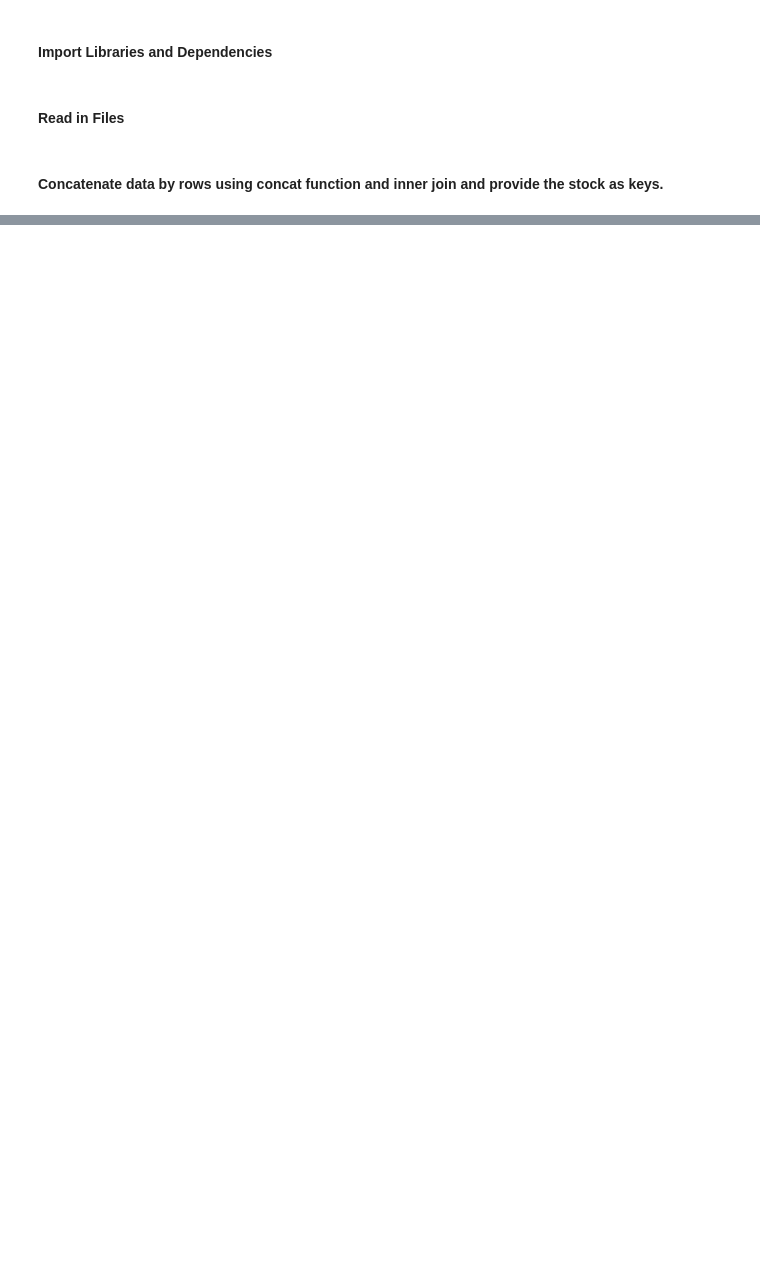
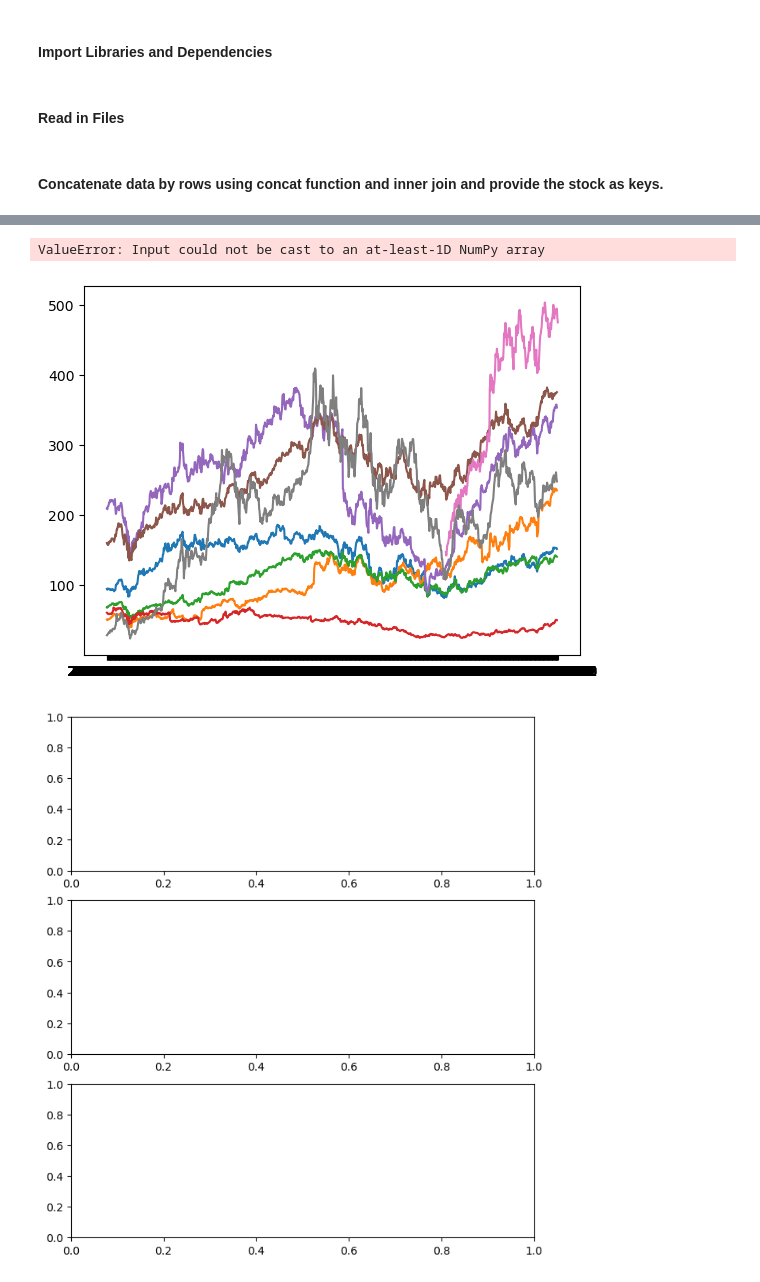
Before and after one commit to skiluvia/project1-varos-kiluvia-conley-melton, a Jupyter notebook: Project_1.ipynb, the cells around one changed output, grey strips where cells are left out. Saved outputs shown, nothing was run; the diff lists cells and outputs as text; code cells hidden in the pictures; blank space fills up the shorter version.

```diff
--- a/Project_1.ipynb
+++ b/Project_1.ipynb
@@ -54,0 +43,4 @@ plt.show()
+# %%
+data_frames = [amzn_data[['Date','AMZN']],anet_data[['Date','ANET']],goog_data[['Date','GOOG']],intc_data[['Date','INTC']], meta_data[['Date','META']],msft_data[['Date','MSFT']],nvda_data[['Date','NVDA']],tsla_data[['Date','TSLA']]]
+combinedDF = reduce(lambda  left,right: pd.merge(left,right,on=['Date'],how='outer'), data_frames)
+combinedDF
@@ -54,0 +63,33 @@ plt.show()
+# %%
+plt.plot(combinedDF['Date'], combinedDF[['AMZN','ANET','GOOG','INTC','META','MSFT','NVDA','TSLA']])
+
+data = (combinedDF['Date'], combinedDF[['AMZN','ANET','GOOG','INTC','META','MSFT','NVDA','TSLA']])
+
+fig, axs = plt.subplots(3, 1, figsize=(6.4, 7), layout='constrained')
+
+fig, ax = plt.subplots()
+ax.plot(data)
+
+ax.xaxis.set_major_locator(mdates.YearLocator())
+ax.xaxis.set_minor_locator(mdates.MonthLocator((1,4,7,10)))
+
+ax.xaxis.set_major_formatter(mdates.DateFormatter("\n%Y"))
+ax.xaxis.set_minor_formatter(mdates.DateFormatter("%b"))
+plt.setp(ax.get_xticklabels(), rotation=0, ha="center")
+
+plt.show()
+
+
+# plt.xlabel('Date')
+# plt.ylabel('Close')
+# plt.legend(companies)
+# plt.axes().xaxis.set_major_formatter(mdates.DateFormatter('%Y-%b'))
+# plt.xticks(rotation=2)
+# ax.xaxis.set_major_formatter(mdates.DateFormatter('%Y-%b'))
+
+# plt.tight_layout()
+# plt.show()
+# %% [output]
+ValueError: Input could not be cast to an at-least-1D NumPy array
+[figure, added]
+[figure, added]
```
Also changed, not shown: parts of 7 cells of this notebook.
